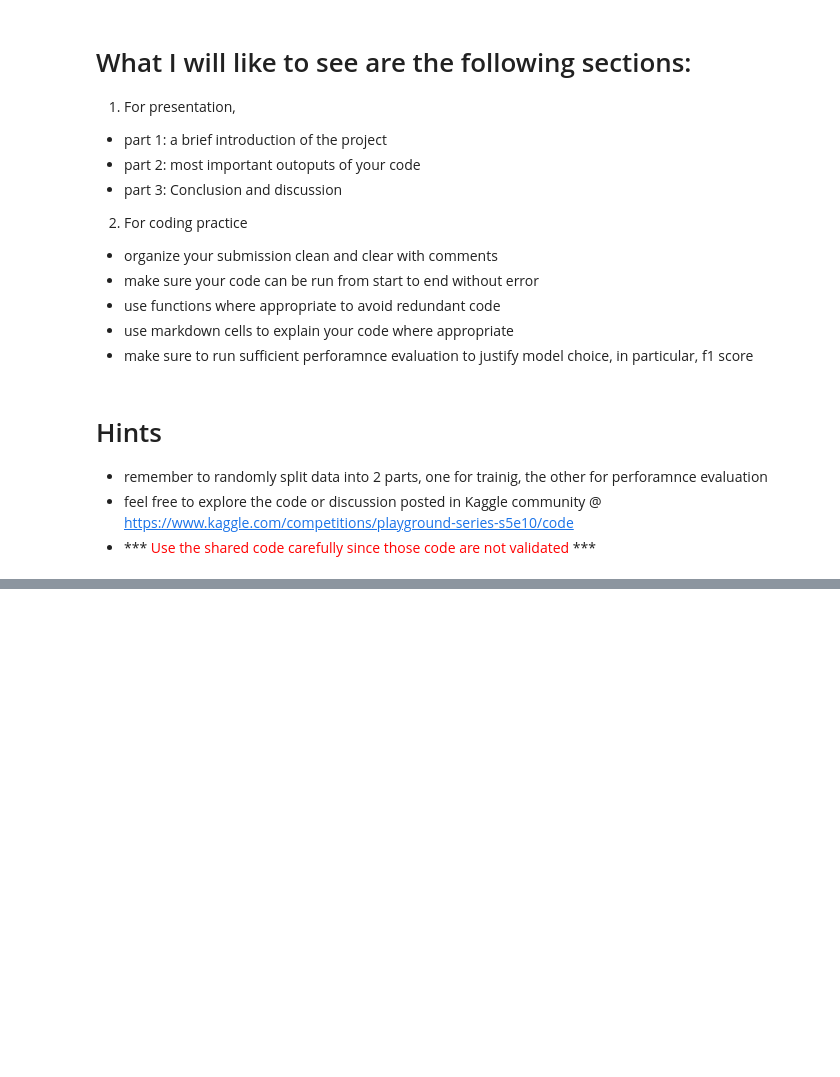
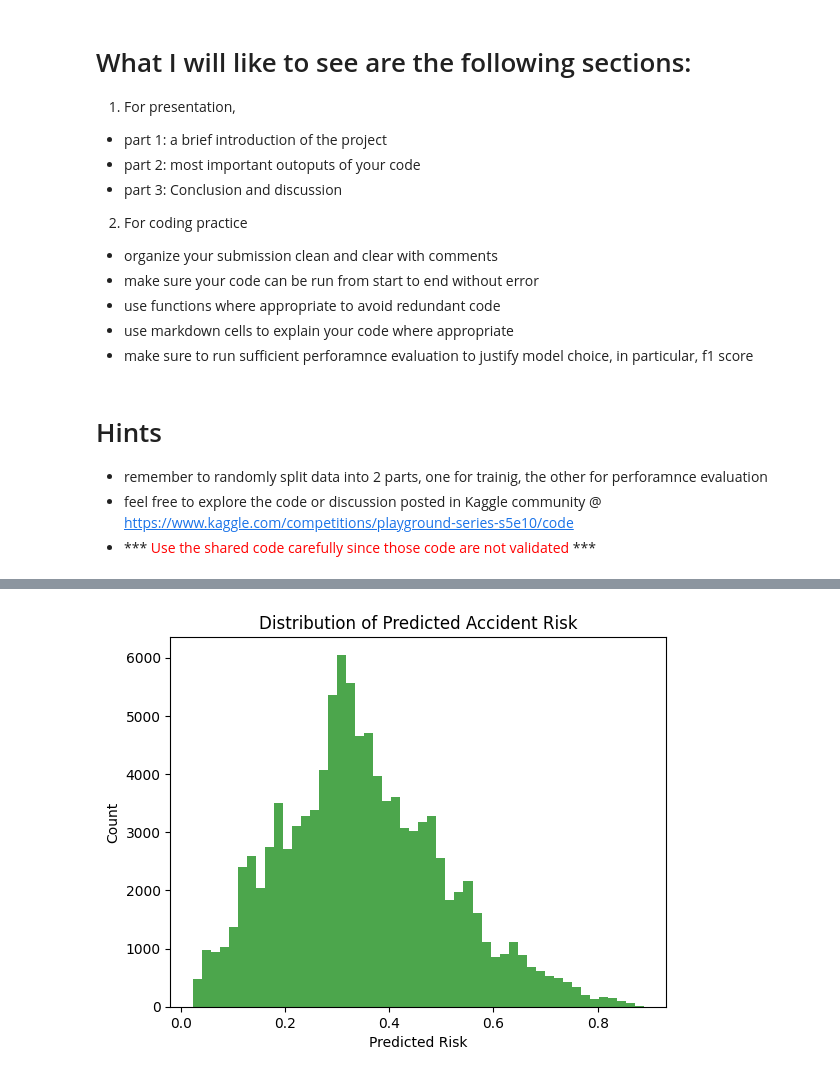
Before and after one commit to Auston-Obsuth/econ_5360_strategic_insights, a Jupyter notebook: grp_prj_1-1 (1).ipynb, the cells around one changed output, grey strips where cells are left out. Cells and saved outputs as stored; diff of their text form; code cells hidden in the pictures; blank space fills up the shorter version.

```diff
--- a/grp_prj_1-1 (1).ipynb
+++ b/grp_prj_1-1 (1).ipynb
@@ -57,0 +238,8 @@ Index(['id', 'road_type', 'num_lanes', 'curvature', 'speed_limit', 'lighting',
+# %%
+plt.hist(y_pred, bins=50, color='green', alpha=0.7)
+plt.title("Distribution of Predicted Accident Risk")
+plt.xlabel("Predicted Risk")
+plt.ylabel("Count")
+plt.show()
+# %% [output]
+[figure, added]
```
Also changed, not shown: parts of 16 cells of this notebook.
